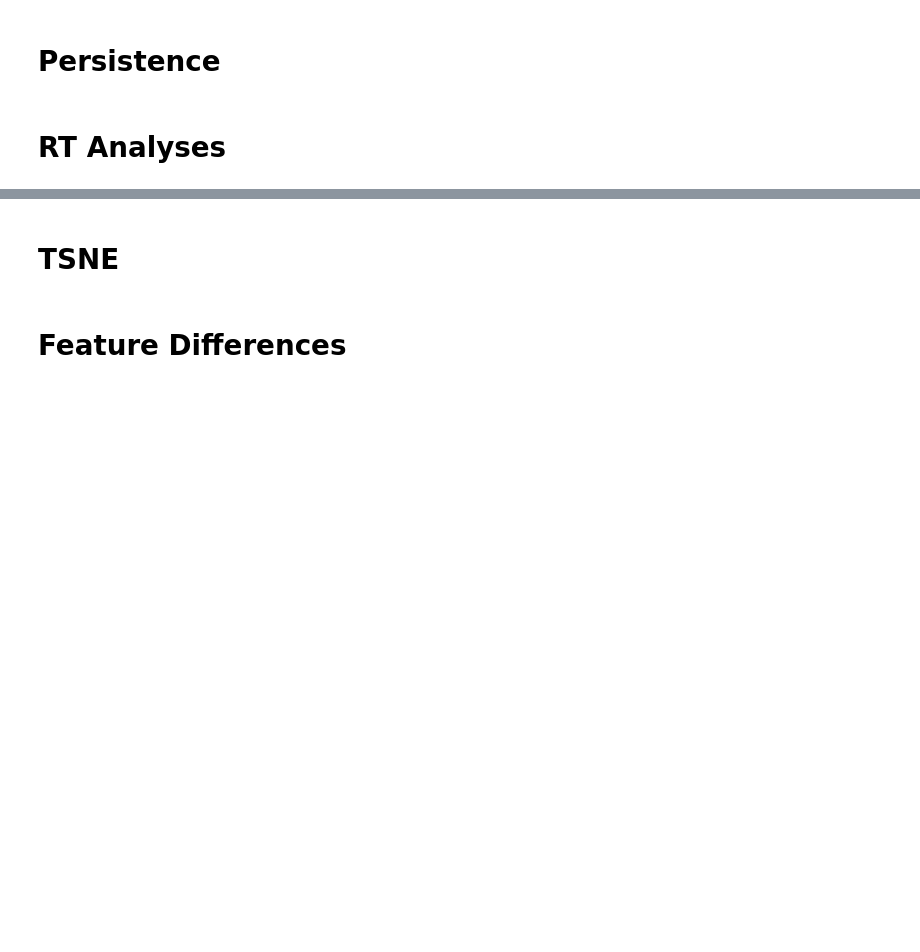
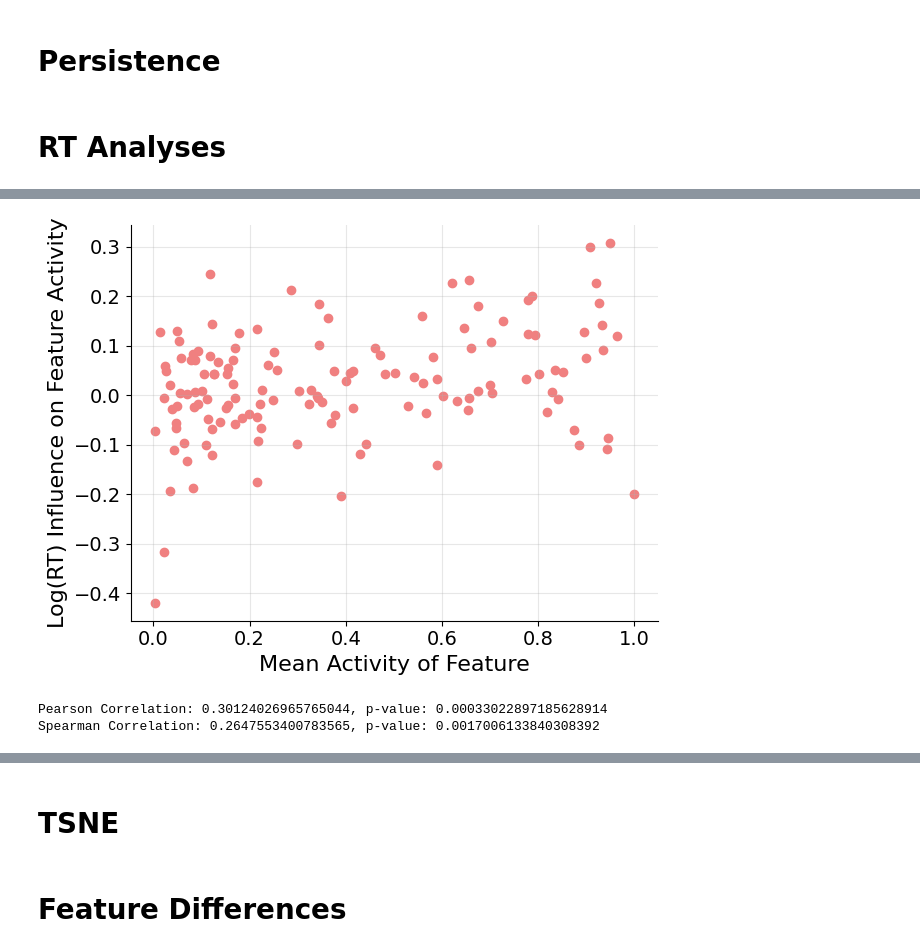
Before and after one commit to surabhisnath/process_modelling, a Jupyter notebook: scripts/LLM_features.ipynb, the cells around one changed output, grey strips where cells are left out. Saved outputs shown, nothing was run; the diff lists cells and outputs as text; code cells hidden in the pictures; blank space fills up the shorter version.

```diff
--- a/scripts/LLM_features.ipynb
+++ b/scripts/LLM_features.ipynb
@@ -1243,0 +1287,18 @@ data2["logRT"] = np.log(data2["RT"] + 0.001)
+# %%
+plt.scatter(feature_activities, rt_activity_influence, color='lightcoral')
+plt.xlabel("Mean Activity of Feature")
+plt.ylabel("Log(RT) Influence on Feature Activity")
+plt.grid(alpha=0.3)
+plt.tight_layout()
+plt.show()
+np.corrcoef(feature_activities, rt_activity_influence)
+
+import scipy.stats
+pearsr_corr, p_value = scipy.stats.pearsonr(feature_activities, rt_activity_influence)
+print(f"Pearson Correlation: {pearsr_corr}, p-value: {p_value}")
+sspear_corr, p_value = scipy.stats.spearmanr(feature_activities, rt_activity_influence)
+print(f"Spearman Correlation: {sspear_corr}, p-value: {p_value}")
+# %% [output]
+[figure, added]
+Pearson Correlation: 0.30124026965765044, p-value: 0.00033022897185628914
+Spearman Correlation: 0.2647553400783565, p-value: 0.0017006133840308392
```
Also changed, not shown: parts of 30 cells of this notebook, 19 other files.
